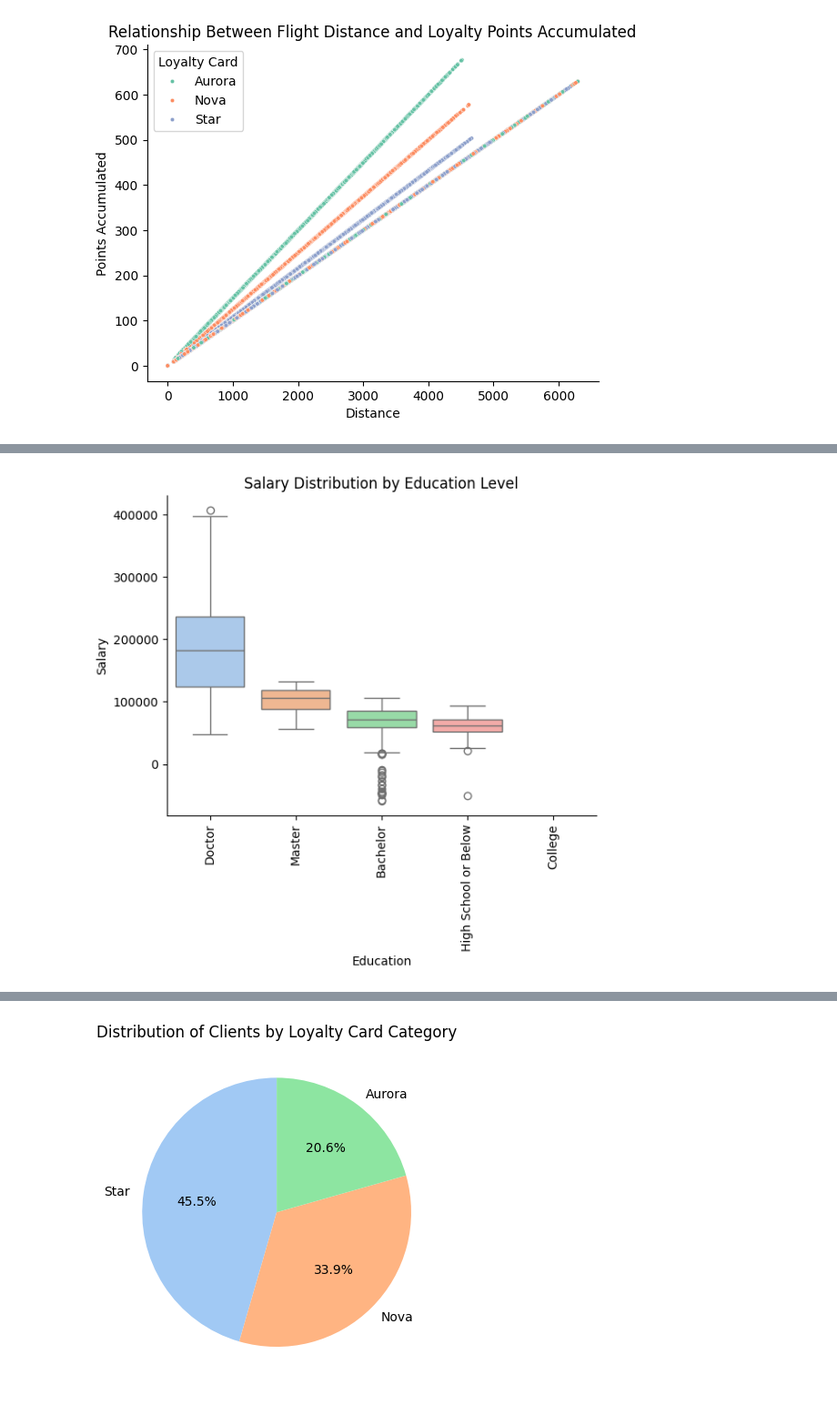
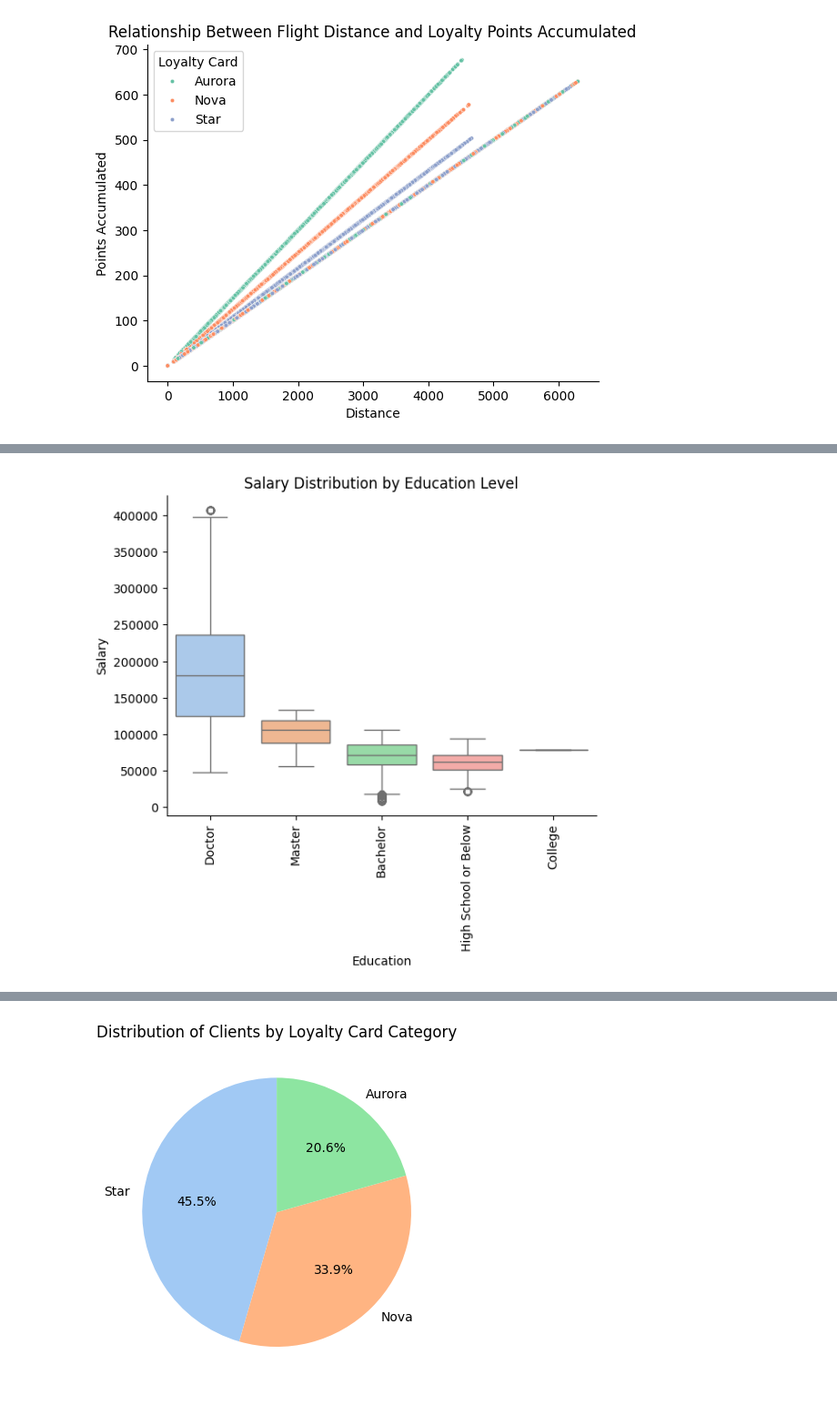
Before and after one commit to Adalab/bda-modulo-3-evaluacion-final-janarm93, a Jupyter notebook: Ejercicio_Jana.ipynb, the cells around one changed output, grey strips where cells are left out. Shown at 91% size. Saved outputs shown, nothing was run; the diff lists cells and outputs as text; code cells hidden in the pictures.

```diff
--- a/Ejercicio_Jana.ipynb
+++ b/Ejercicio_Jana.ipynb
@@ -444,5 +447,9 @@ df_clients['Salary'] = df_clients['Salary'].astype(int)
 df_clients['Year'].unique()
 # %% [output]
 array([2017, 2018])
+# %%
+# Cambio valores negativos a positivos en columna 'Salary':
+
+df_clients['Salary'] = np.abs(df_clients['Salary'])
 # %% [markdown]
 # Fase 2: Visualización
@@ -528,20 +553,20 @@ COMENTAR GRÀFIC 3
 # %%
 # 4. Compara el salario promedio por nivel educativo.
 
-df_loyalty_salary = df_loyalty.sort_values(by='Salary', ascending=False) # Orden del df según salario.
+df_clients_salary = df_clients.sort_values(by='Salary', ascending=False) # Orden del df según salario.
 
 # Creación del gráfico de bigotes:
-sns.boxplot(x="Education", y="Salary", data=df_loyalty_salary, hue="Education", palette="pastel") #Contenido y características gráfico.
+sns.boxplot(x="Education", y="Salary", data=df_clients_salary, hue="Education", palette="pastel") #Contenido y características gráfico.
 
 plt.title("Salary Distribution by Education Level") # Título gráfico
 
 plt.xlabel("Education") # Título eje x
 plt.xticks(rotation=90) # Rotación nombres eje x
 plt.ylabel("Salary") # Título eje y
 
 plt.gca().spines['right'].set_visible(False) #Eliminación línea derecha gráfico.
 plt.gca().spines["top"].set_visible(False) #Eliminación línea superior gráfico.
 
 plt.show() # Mostrar el gráfico.
 # %% [output]
-[figure, old version]
+[figure, new version]
```
Also changed, not shown: parts of 33 cells of this notebook, 1 other file.
